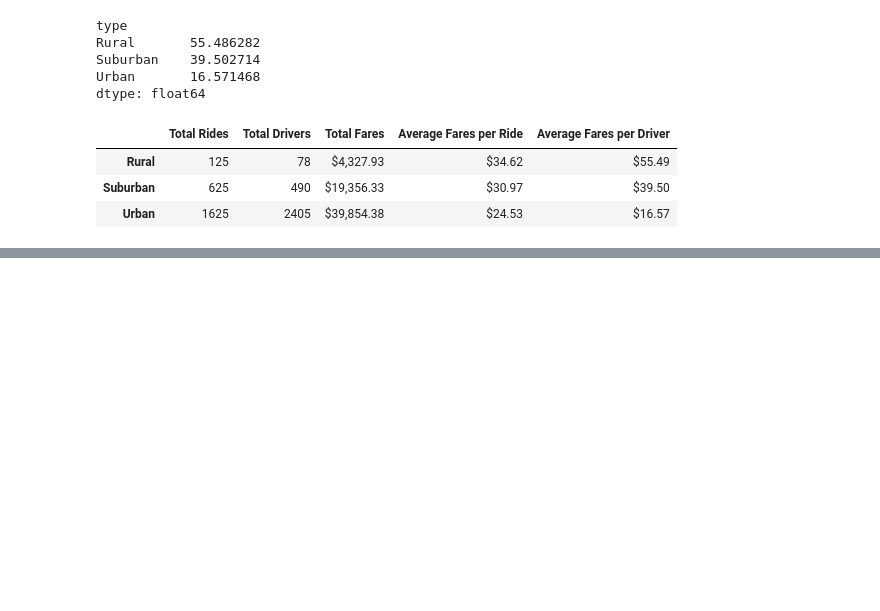
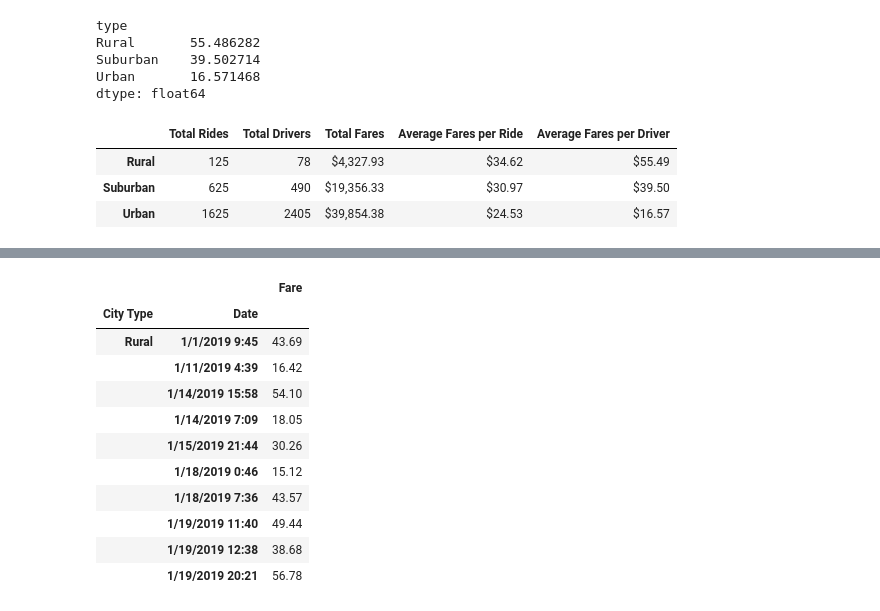
Before and after one commit to tcottrell321/PyBer_Analysis, a Jupyter notebook: PyBer_Challenge5.ipynb, the cells around one changed output, grey strips where cells are left out. Drawn from its saved outputs; the diff is of its cells as text; code cells hidden in the pictures; blank space fills up the shorter version.

```diff
--- a/PyBer_Challenge5.ipynb
+++ b/PyBer_Challenge5.ipynb
@@ -1020,0 +1049,7 @@ pyber_summary_df.head()
+# %%
+# Create a new DataFrame for fares and include only the Date, City Type, and Fare columns using the copy() method
+# on the merged DataFrame.Drop the extra Date Column.
+
+
+pyber_data_fares_df = pyber_data_df[['City Type', 'Fare']].copy()
+pyber_data_fares_df.head()
@@ -1020,0 +1076,20 @@ pyber_summary_df.head()
+# %%
+# Calculate the sum() of fares by the type of city and date using groupby() to create a Series.
+
+sum_of_fares_df = pyber_data_fares_df.groupby(["City Type", "Date"]).sum()[["Fare"]]
+sum_of_fares_df.head(10)
+
+# The double bracket on [["Fare"]] converts to a DF. Can also use pd.DataFrame(sum_fare_by_type)
+# %% [output]
+|  |  | Fare |
+| City Type | Date |  |
+| Rural | 1/1/2019 9:45 | 43.69 |
+|  | 1/11/2019 4:39 | 16.42 |
+|  | 1/14/2019 15:58 | 54.10 |
+|  | 1/14/2019 7:09 | 18.05 |
+|  | 1/15/2019 21:44 | 30.26 |
+|  | 1/18/2019 0:46 | 15.12 |
+|  | 1/18/2019 7:36 | 43.57 |
+|  | 1/19/2019 11:40 | 49.44 |
+|  | 1/19/2019 12:38 | 38.68 |
+|  | 1/19/2019 20:21 | 56.78 |
```
Also changed, not shown: parts of 9 cells of this notebook.
